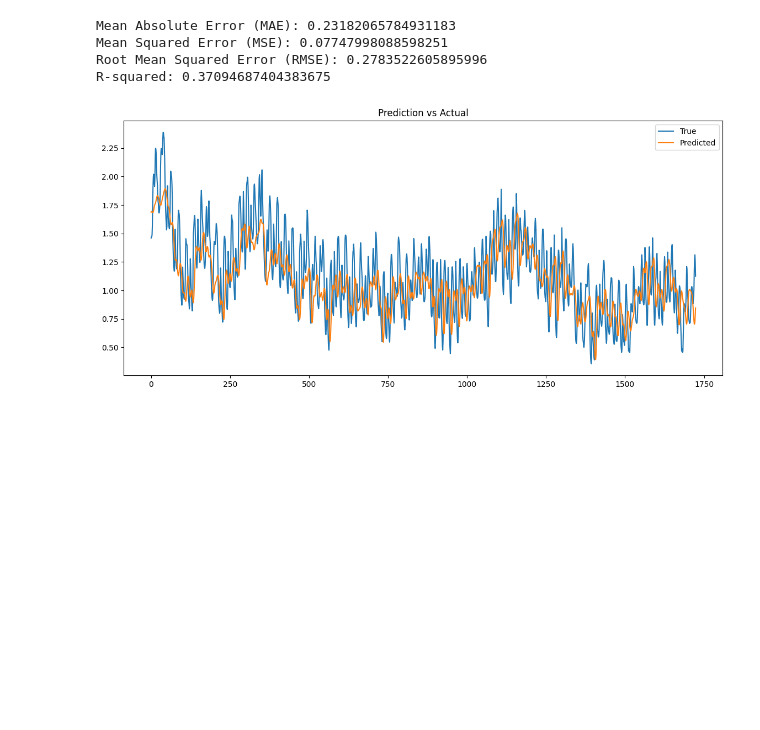
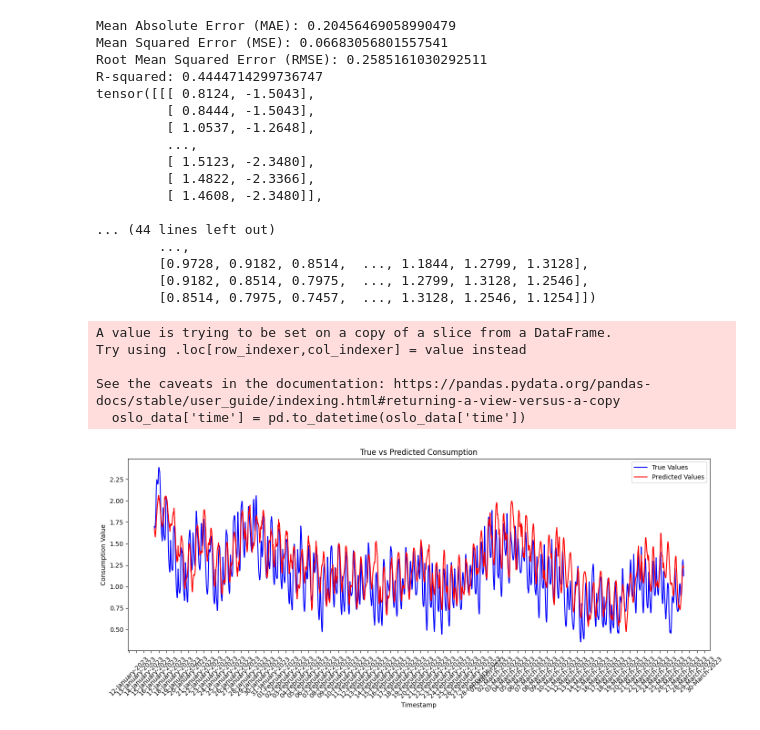
Before and after one commit to andershc/Consumption-LSTM, a Jupyter notebook: ANEO-LSTM.ipynb, the cells around one changed output. Drawn from its saved outputs; the diff is of its cells as text; code cells hidden in the pictures; blank space fills up the shorter version.

```diff
--- a/ANEO-LSTM.ipynb
+++ b/ANEO-LSTM.ipynb
@@ -148,38 +170,96 @@ torch.Size([1, 24, 2])
 # %%
+import matplotlib.dates as mdates
+from datetime import datetime, timedelta
+
 # Make predictions on the test set
 model.eval()
 with torch.no_grad():
     y_pred = model(X_test_seq)
 
 # Convert predictions and actual values to numpy arrays for calculation
 y_pred_np = y_pred.cpu().numpy()
 y_test_np = y_test_seq.cpu().numpy()
 
 # Compute Evaluation Metrics
 from sklearn.metrics import mean_absolute_error, mean_squared_error, r2_score
 
 mae = mean_absolute_error(y_test_np, y_pred_np)
 mse = mean_squared_error(y_test_np, y_pred_np)
 rmse = np.sqrt(mse)
 r2 = r2_score(y_test_np, y_pred_np)
 
 print(f"Mean Absolute Error (MAE): {mae}")
 print(f"Mean Squared Error (MSE): {mse}")
 print(f"Root Mean Squared Error (RMSE): {rmse}")
 print(f"R-squared: {r2}")
 
-# Visual Inspection
 import matplotlib.pyplot as plt
 
+# Get true values for the next 24 hours from each sequence
+true_values = y_test_np[:, -1]  # Get the last value from each sequence
+
+print(X_train_seq)
+print(y_train_seq)
+print(X_test_seq)
+print(y_test_seq)
+
+# Get the predicted values for 24 hours ahead
+predicted_values = y_pred_np[:, -1]
+
+# Convert the 'timestamp' column to datetime format
+oslo_data['time'] = pd.to_datetime(oslo_data['time'])
+
+# Get the starting timestamp of the test set
+initial_timestamp = oslo_data['time'].iloc[train_size + seq_length]  # The start of the test set, adjusted for the sequence length
+
+# Generate a range of timestamps for the test set, taking every 24th hour since we're predicting for 24 hours ahead
+timestamps = [initial_timestamp + pd.Timedelta(hours=i*24) for i in range(len(true_values))]
+
+# Extracting the start date from the test dataset
+start_date = oslo_data.iloc[train_size]['time'].to_pydatetime()
+
+# Generating timestamps for each hour in the test set
+hours = len(y_test_seq)
+timestamps = [start_date + timedelta(hours=i) for i in range(hours)]
+
+# Plotting
 plt.figure(figsize=(14, 6))
-plt.plot(y_test_np, label='True')
-plt.plot(y_pred_np, label='Predicted')
+plt.plot(timestamps, true_values, label='True Values', color='blue')
+plt.plot(timestamps, predicted_values, label='Predicted Values', color='red')
 plt.legend()
-plt.title("Prediction vs Actual")
+plt.title('True vs Predicted Consumption')
+plt.xlabel('Timestamp')
+plt.ylabel('Consumption Value')
+
+# Customizing the x-axis to show a label only at the start of every new day
+ax = plt.gca()
+ax.xaxis.set_major_formatter(mdates.DateFormatter('%d-%B-%Y'))
+ax.xaxis.set_major_locator(mdates.HourLocator(interval=24))  # place a major tick every 24 hours (i.e., every day)
+
+plt.xticks(rotation=45)  # Rotate x-axis labels for better readability
+plt.tight_layout()
 plt.show()
 # %% [output]
-Mean Absolute Error (MAE): 0.23182065784931183
-Mean Squared Error (MSE): 0.07747998088598251
-Root Mean Squared Error (RMSE): 0.2783522605895996
-R-squared: 0.37094687404383675
+Mean Absolute Error (MAE): 0.20456469058990479
+Mean Squared Error (MSE): 0.06683056801557541
+Root Mean Squared Error (RMSE): 0.2585161030292511
+R-squared: 0.4444714299736747
+tensor([[[ 0.8124, -1.5043],
+         [ 0.8444, -1.5043],
+         [ 1.0537, -1.2648],
+         ...,
+         [ 1.5123, -2.3480],
+         [ 1.4822, -2.3366],
+         [ 1.4608, -2.3480]],
+
+... (44 lines left out)
+        ...,
+        [0.9728, 0.9182, 0.8514,  ..., 1.1844, 1.2799, 1.3128],
+        [0.9182, 0.8514, 0.7975,  ..., 1.2799, 1.3128, 1.2546],
+        [0.8514, 0.7975, 0.7457,  ..., 1.3128, 1.2546, 1.1254]])
+A value is trying to be set on a copy of a slice from a DataFrame.
+Try using .loc[row_indexer,col_indexer] = value instead
+
+See the caveats in the documentation: https://pandas.pydata.org/pandas-docs/stable/user_guide/indexing.html#returning-a-view-versus-a-copy
+  oslo_data['time'] = pd.to_datetime(oslo_data['time'])
-[figure, old version]
+[figure, new version]
```
Also changed, not shown: parts of 4 cells of this notebook.
